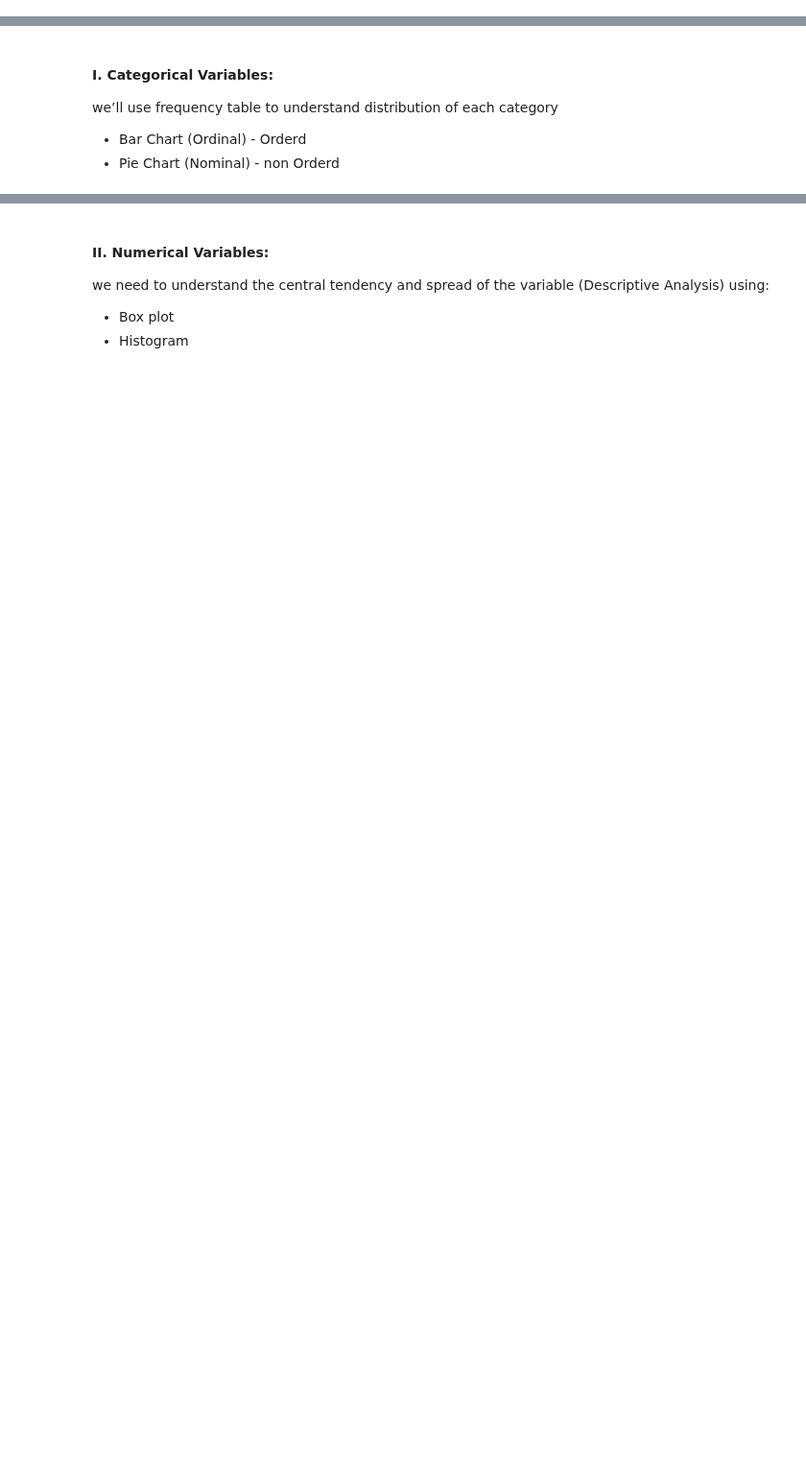
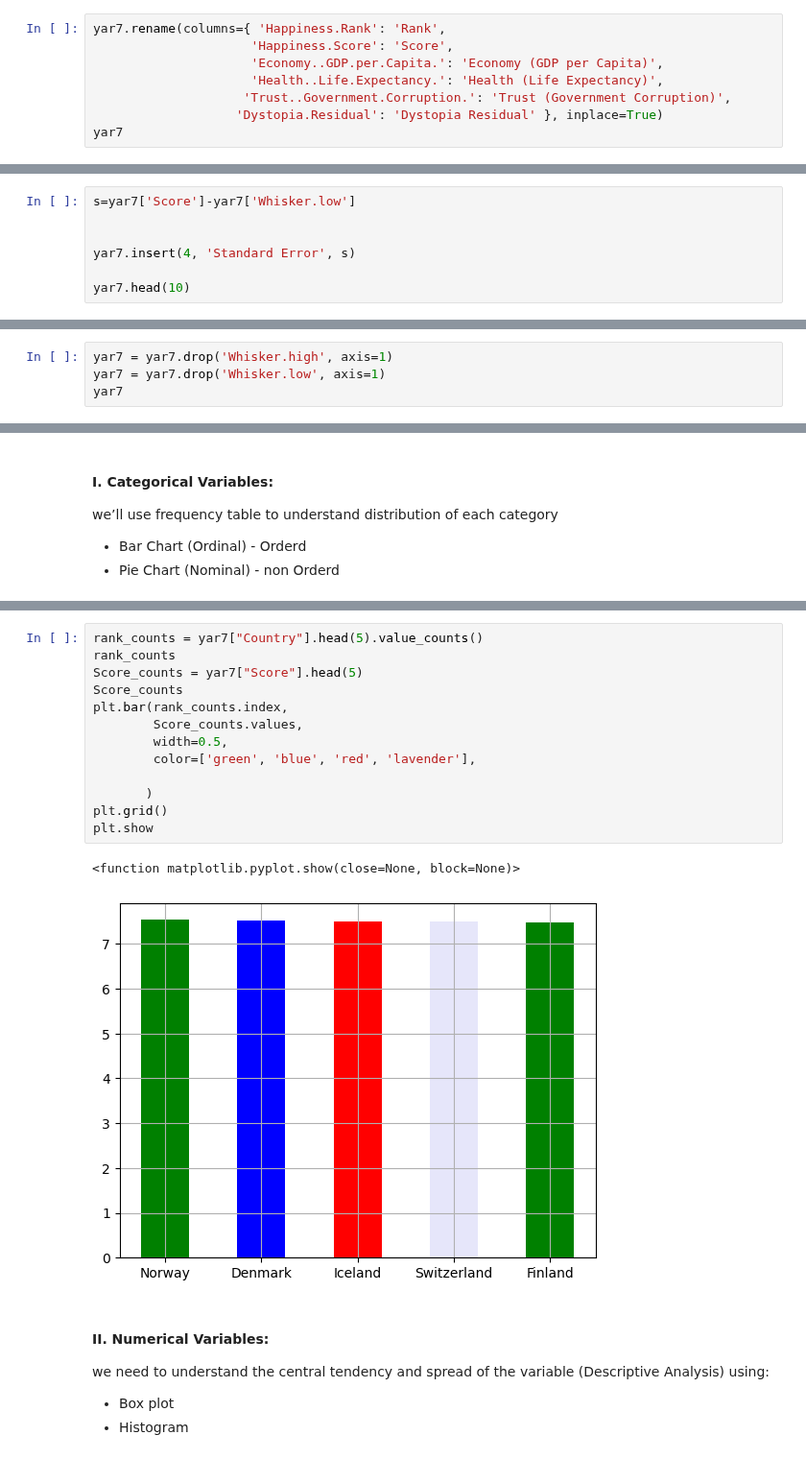
Before and after one commit to Tuwaiq-DS-ML-bootcamp-V-7/Usecase-2, a Jupyter notebook: EDA explain template.ipynb, the cells around one changed output, grey strips where cells are left out. Shown at 96% size. Saved outputs shown, nothing was run; the diff lists cells and outputs as text; blank space fills up the shorter version.

```diff
--- a/EDA explain template.ipynb
+++ b/EDA explain template.ipynb
@@ -625,0 +693,8 @@ yar8.head(22)
+# %%
+yar7.rename(columns={ 'Happiness.Rank': 'Rank',
+                     'Happiness.Score': 'Score',
+                     'Economy..GDP.per.Capita.': 'Economy (GDP per Capita)',
+                     'Health..Life.Expectancy.': 'Health (Life Expectancy)',
+                    'Trust..Government.Corruption.': 'Trust (Government Corruption)',
+                   'Dystopia.Residual': 'Dystopia Residual' }, inplace=True)
+yar7
@@ -625,0 +715,7 @@ yar8.head(22)
+# %%
+s=yar7['Score']-yar7['Whisker.low']
+
+
+yar7.insert(4, 'Standard Error', s)
+
+yar7.head(10)
@@ -625,0 +740,4 @@ yar8.head(22)
+# %%
+yar7 = yar7.drop('Whisker.high', axis=1)
+yar7 = yar7.drop('Whisker.low', axis=1)
+yar7
@@ -668,3 +1033,19 @@ we’ll use frequency table to understand distribution of each category
+# %%
+rank_counts = yar7["Country"].head(5).value_counts()
+rank_counts
+Score_counts = yar7["Score"].head(5)
+Score_counts
+plt.bar(rank_counts.index,
+        Score_counts.values,
+        width=0.5,
+        color=['green', 'blue', 'red', 'lavender'],
+
+       )
+plt.grid()
+plt.show
+# %% [output]
+<function matplotlib.pyplot.show(close=None, block=None)>
+[figure, added]
 # %% [markdown]
 #### II. Numerical Variables:
 
```
Also changed, not shown: parts of 88 cells of this notebook, 1 other file.
